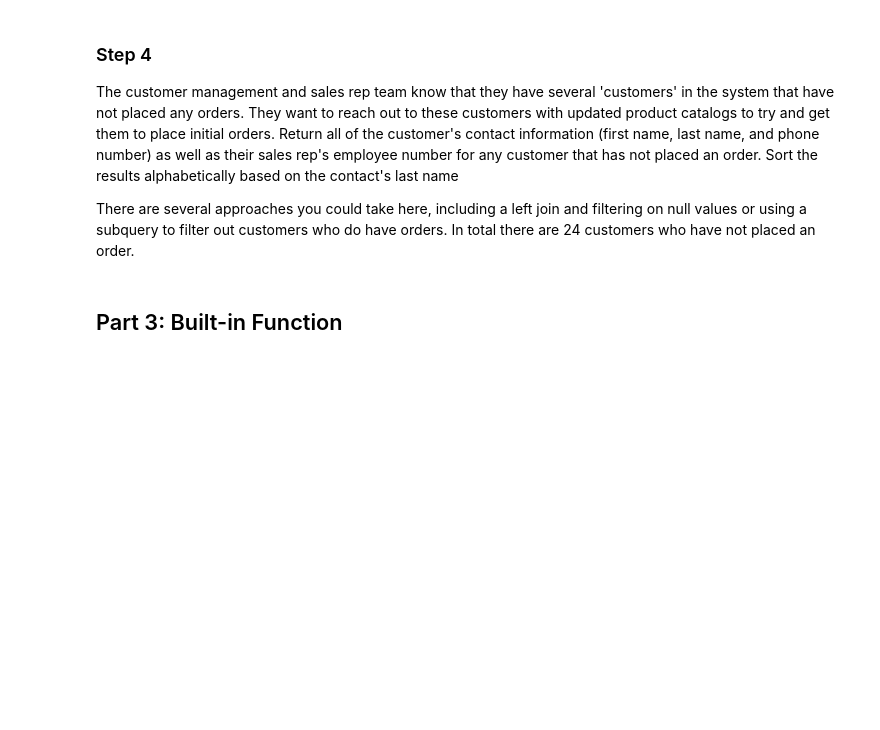
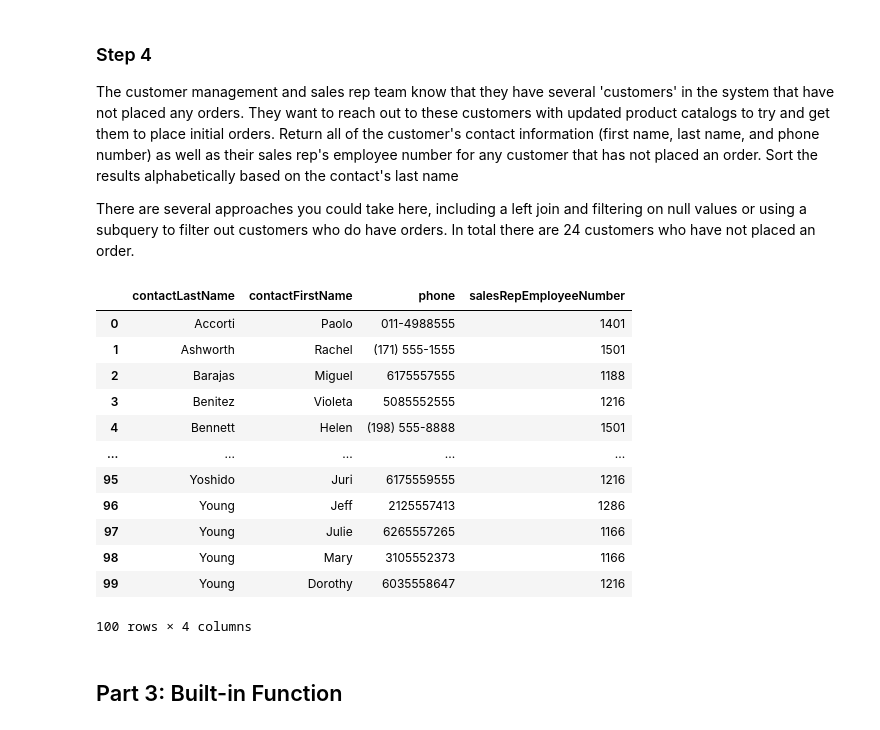
Before and after one commit to kiruikaren/DS_Course1_Week1_Module3_SQLTables, a Jupyter notebook: SQLJoinsSubQueriesLab.ipynb, the cells around one changed output. Drawn from its saved outputs; the diff is of its cells as text; code cells hidden in the pictures; blank space fills up the shorter version.

```diff
--- a/SQLJoinsSubQueriesLab.ipynb
+++ b/SQLJoinsSubQueriesLab.ipynb
@@ -115,12 +132,27 @@ There are several approaches you could take here, including a left join and filt
 # %%
 # CodeGrade step4
 # Replace None with your code
 df_contacts = pd.read_sql("""
     SELECT c.contactLastName, c.contactFirstName, c.phone, c.salesRepEmployeeNumber
     FROM customers c
     JOIN employees e ON c.salesRepEmployeeNumber = e.employeeNumber
     ORDER BY c.contactLastName
 """, conn)
+df_contacts
+# %% [output]
+|  | contactLastName | contactFirstName | phone | salesRepEmployeeNumber |
+| 0 | Accorti | Paolo | 011-4988555 | 1401 |
+| 1 | Ashworth | Rachel | (171) 555-1555 | 1501 |
+| 2 | Barajas | Miguel | 6175557555 | 1188 |
+| 3 | Benitez | Violeta | 5085552555 | 1216 |
+| 4 | Bennett | Helen | (198) 555-8888 | 1501 |
+| ... | ... | ... | ... | ... |
+| 95 | Yoshido | Juri | 6175559555 | 1216 |
+| 96 | Young | Jeff | 2125557413 | 1286 |
+| 97 | Young | Julie | 6265557265 | 1166 |
+| 98 | Young | Mary | 3105552373 | 1166 |
+| 99 | Young | Dorothy | 6035558647 | 1216 |
+100 rows × 4 columns
 # %% [markdown]
 ## Part 3: Built-in Function
 # %% [markdown]
```
Also changed, not shown: parts of 9 cells of this notebook, 1 other file.
